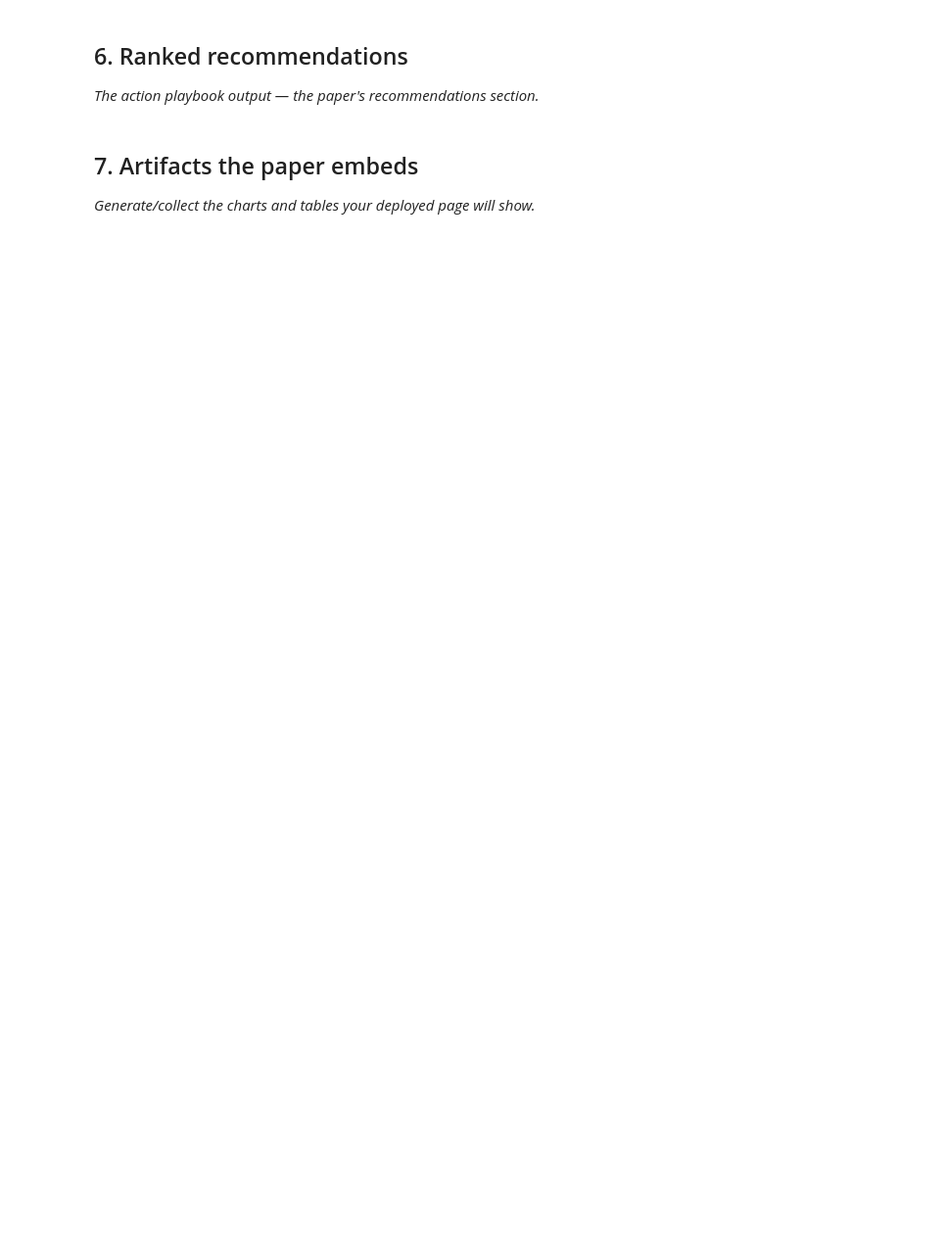
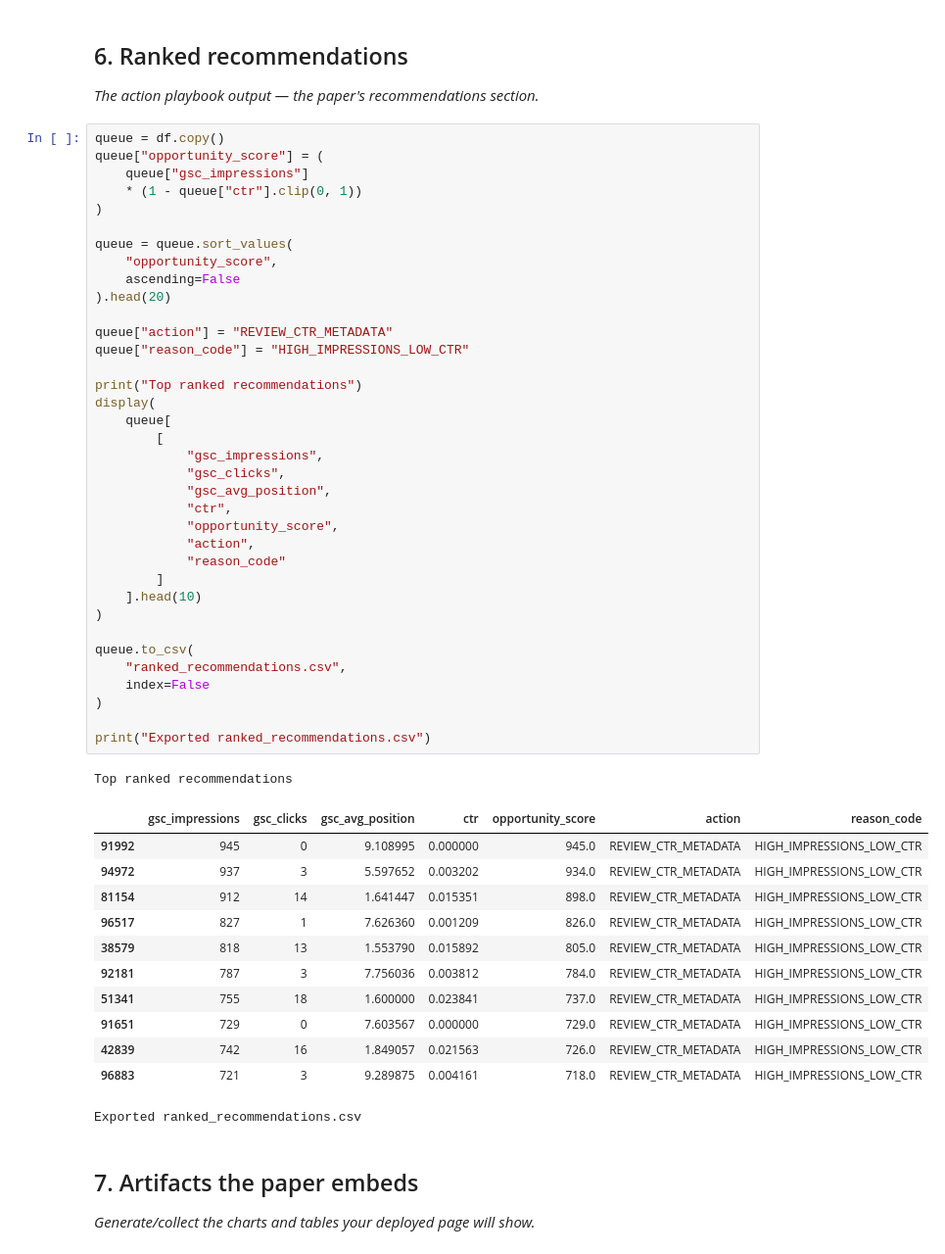
Before and after one commit to ujjwalkpandey/flyrank-internship, a Jupyter notebook: work/notebooks/capstone.ipynb, the cells around one changed output. Shown at 98% size. Saved outputs shown, nothing was run; the diff lists cells and outputs as text; blank space fills up the shorter version.

```diff
--- a/work/notebooks/capstone.ipynb
+++ b/work/notebooks/capstone.ipynb
@@ -30,6 +218,56 @@ This skeleton is yours to fill. Work the sections **in order** — each one has
 ## 6. Ranked recommendations
 
 *The action playbook output — the paper's recommendations section.*
+# %%
+queue = df.copy()
+queue["opportunity_score"] = (
+    queue["gsc_impressions"]
+    * (1 - queue["ctr"].clip(0, 1))
+)
+
+queue = queue.sort_values(
+    "opportunity_score",
+    ascending=False
+).head(20)
+
+queue["action"] = "REVIEW_CTR_METADATA"
+queue["reason_code"] = "HIGH_IMPRESSIONS_LOW_CTR"
+
+print("Top ranked recommendations")
+display(
+    queue[
+        [
+            "gsc_impressions",
+            "gsc_clicks",
+            "gsc_avg_position",
+            "ctr",
+            "opportunity_score",
+            "action",
+            "reason_code"
+        ]
+    ].head(10)
+)
+
+queue.to_csv(
+    "ranked_recommendations.csv",
+    index=False
+)
+
+print("Exported ranked_recommendations.csv")
+# %% [output]
+Top ranked recommendations
+|  | gsc_impressions | gsc_clicks | gsc_avg_position | ctr | opportunity_score | action | reason_code |
+| 91992 | 945 | 0 | 9.108995 | 0.000000 | 945.0 | REVIEW_CTR_METADATA | HIGH_IMPRESSIONS_LOW_CTR |
+| 94972 | 937 | 3 | 5.597652 | 0.003202 | 934.0 | REVIEW_CTR_METADATA | HIGH_IMPRESSIONS_LOW_CTR |
+| 81154 | 912 | 14 | 1.641447 | 0.015351 | 898.0 | REVIEW_CTR_METADATA | HIGH_IMPRESSIONS_LOW_CTR |
+| 96517 | 827 | 1 | 7.626360 | 0.001209 | 826.0 | REVIEW_CTR_METADATA | HIGH_IMPRESSIONS_LOW_CTR |
+| 38579 | 818 | 13 | 1.553790 | 0.015892 | 805.0 | REVIEW_CTR_METADATA | HIGH_IMPRESSIONS_LOW_CTR |
+| 92181 | 787 | 3 | 7.756036 | 0.003812 | 784.0 | REVIEW_CTR_METADATA | HIGH_IMPRESSIONS_LOW_CTR |
+| 51341 | 755 | 18 | 1.600000 | 0.023841 | 737.0 | REVIEW_CTR_METADATA | HIGH_IMPRESSIONS_LOW_CTR |
+| 91651 | 729 | 0 | 7.603567 | 0.000000 | 729.0 | REVIEW_CTR_METADATA | HIGH_IMPRESSIONS_LOW_CTR |
+| 42839 | 742 | 16 | 1.849057 | 0.021563 | 726.0 | REVIEW_CTR_METADATA | HIGH_IMPRESSIONS_LOW_CTR |
+| 96883 | 721 | 3 | 9.289875 | 0.004161 | 718.0 | REVIEW_CTR_METADATA | HIGH_IMPRESSIONS_LOW_CTR |
+Exported ranked_recommendations.csv
 # %% [markdown]
 ## 7. Artifacts the paper embeds
 
```
Also changed, not shown: parts of 6 cells of this notebook.
